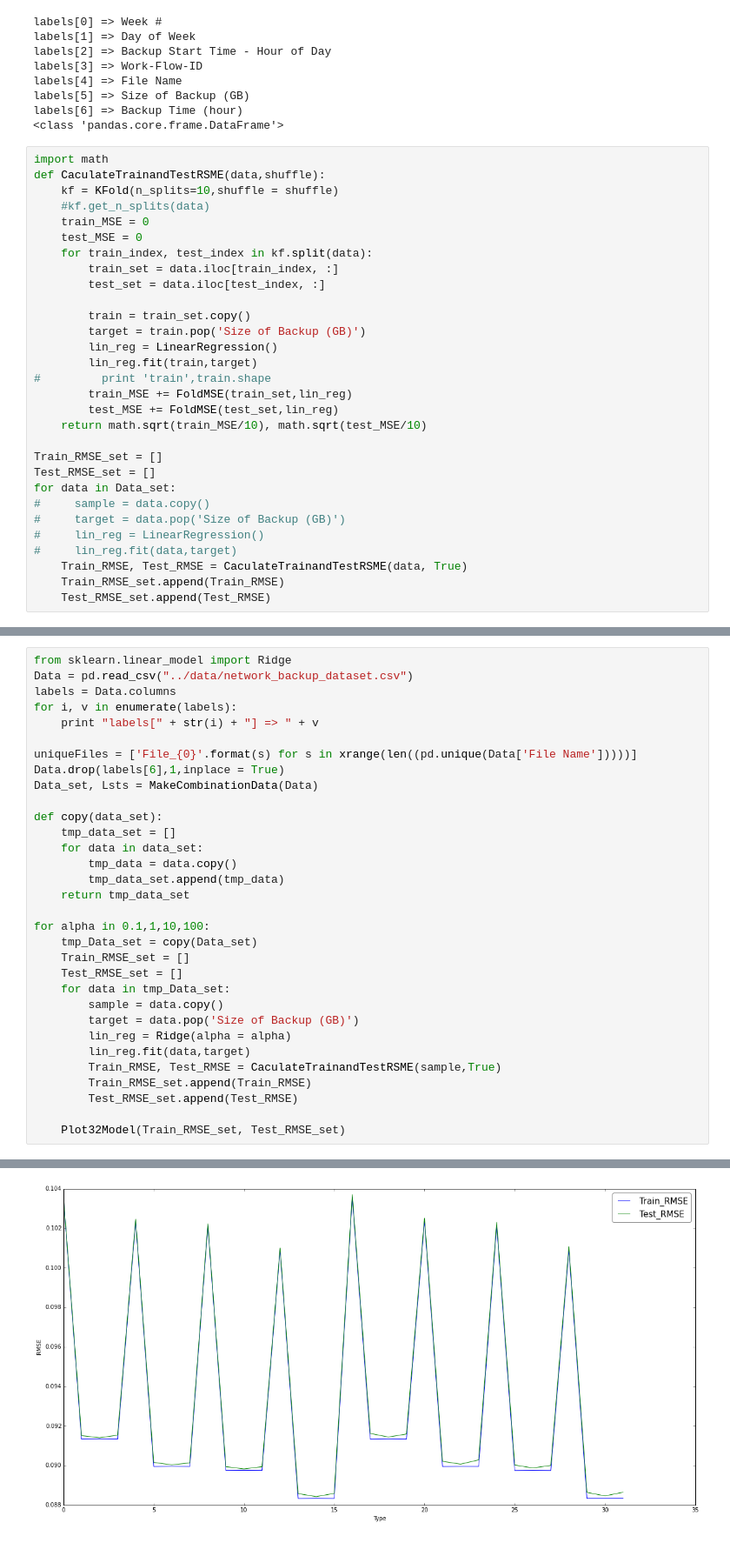
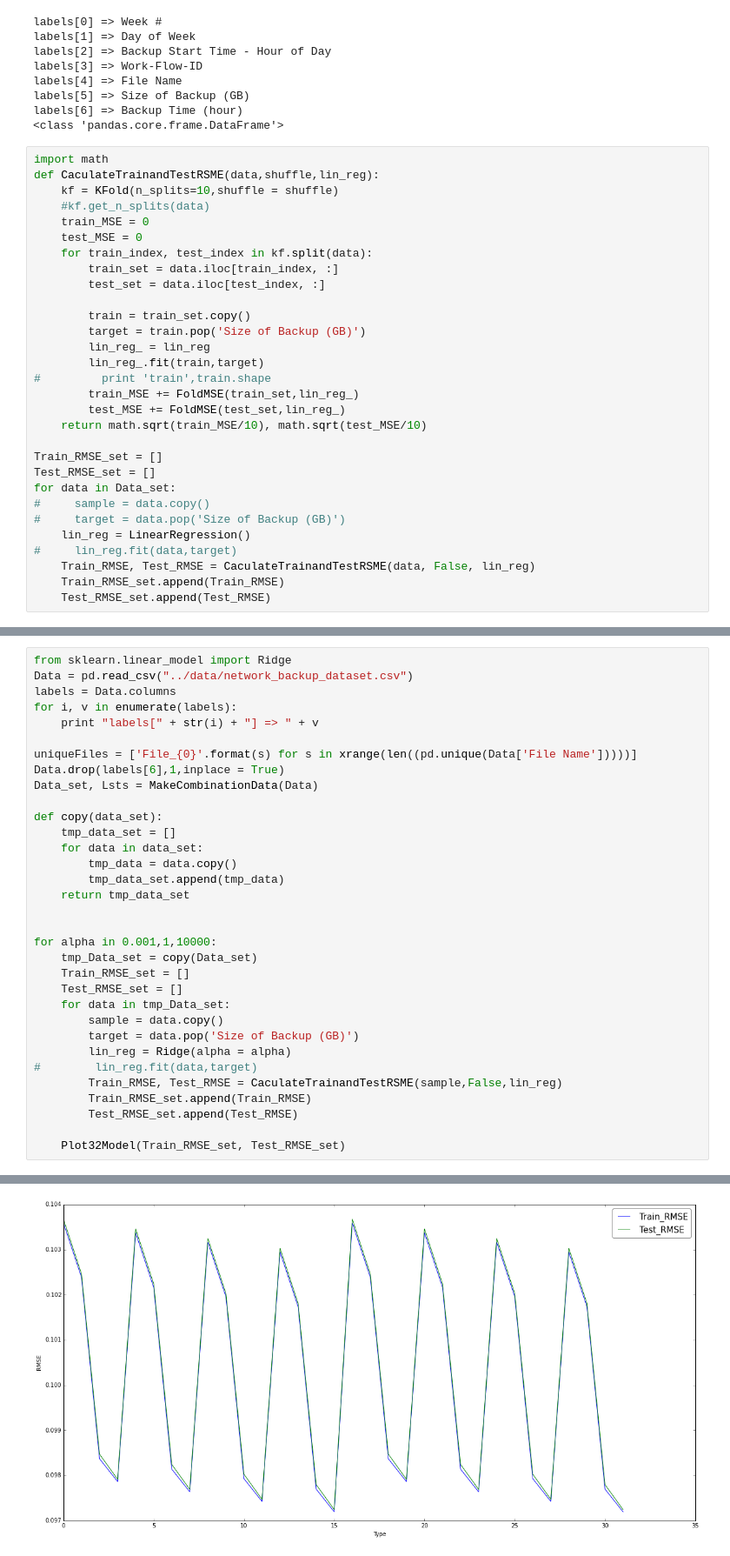
Before and after one commit to HonglanHuang/ee219, a Jupyter notebook: project4/codes/Part 2a.ipynb, the cells around one changed output, grey strips where cells are left out. Shown at 87% size. Cells and saved outputs as stored; diff of their text form.

```diff
--- a/project4/codes/Part 2a.ipynb
+++ b/project4/codes/Part 2a.ipynb
@@ -278,7 +278,7 @@ labels[6] => Backup Time (hour)
 <class 'pandas.core.frame.DataFrame'>
 # %%
 import math
-def CaculateTrainandTestRSME(data,shuffle):
+def CaculateTrainandTestRSME(data,shuffle,lin_reg):
     kf = KFold(n_splits=10,shuffle = shuffle)
     #kf.get_n_splits(data)
     train_MSE = 0
@@ -289,11 +289,11 @@ def CaculateTrainandTestRSME(data,shuffle):
 
         train = train_set.copy()
         target = train.pop('Size of Backup (GB)')
-        lin_reg = LinearRegression()
-        lin_reg.fit(train,target)
+        lin_reg_ = lin_reg
+        lin_reg_.fit(train,target)
 #         print 'train',train.shape
-        train_MSE += FoldMSE(train_set,lin_reg)
-        test_MSE += FoldMSE(test_set,lin_reg)
+        train_MSE += FoldMSE(train_set,lin_reg_)
+        test_MSE += FoldMSE(test_set,lin_reg_)
     return math.sqrt(train_MSE/10), math.sqrt(test_MSE/10)
 
 Train_RMSE_set = []
@@ -301,9 +301,9 @@ Test_RMSE_set = []
 for data in Data_set:
 #     sample = data.copy()
 #     target = data.pop('Size of Backup (GB)')
-#     lin_reg = LinearRegression()
+    lin_reg = LinearRegression()
 #     lin_reg.fit(data,target)
-    Train_RMSE, Test_RMSE = CaculateTrainandTestRSME(data, True)
+    Train_RMSE, Test_RMSE = CaculateTrainandTestRSME(data, False, lin_reg)
     Train_RMSE_set.append(Train_RMSE)
     Test_RMSE_set.append(Test_RMSE)
 # %%
@@ -340,7 +340,8 @@ def copy(data_set):
         tmp_data_set.append(tmp_data)
     return tmp_data_set
 
-for alpha in 0.1,1,10,100:
+
+for alpha in 0.001,1,10000:
     tmp_Data_set = copy(Data_set)
     Train_RMSE_set = []
     Test_RMSE_set = []
@@ -348,8 +349,8 @@ for alpha in 0.1,1,10,100:
         sample = data.copy()
         target = data.pop('Size of Backup (GB)')
         lin_reg = Ridge(alpha = alpha)
-        lin_reg.fit(data,target)
-        Train_RMSE, Test_RMSE = CaculateTrainandTestRSME(sample,True)
+#        lin_reg.fit(data,target)
+        Train_RMSE, Test_RMSE = CaculateTrainandTestRSME(sample,False,lin_reg)
         Train_RMSE_set.append(Train_RMSE)
         Test_RMSE_set.append(Test_RMSE)
 
@@ -367 +368 @@ labels[6] => Backup Time (hour)
-[figure, old version]
+[figure, new version]
```
Also changed, not shown: parts of 3 cells of this notebook.
